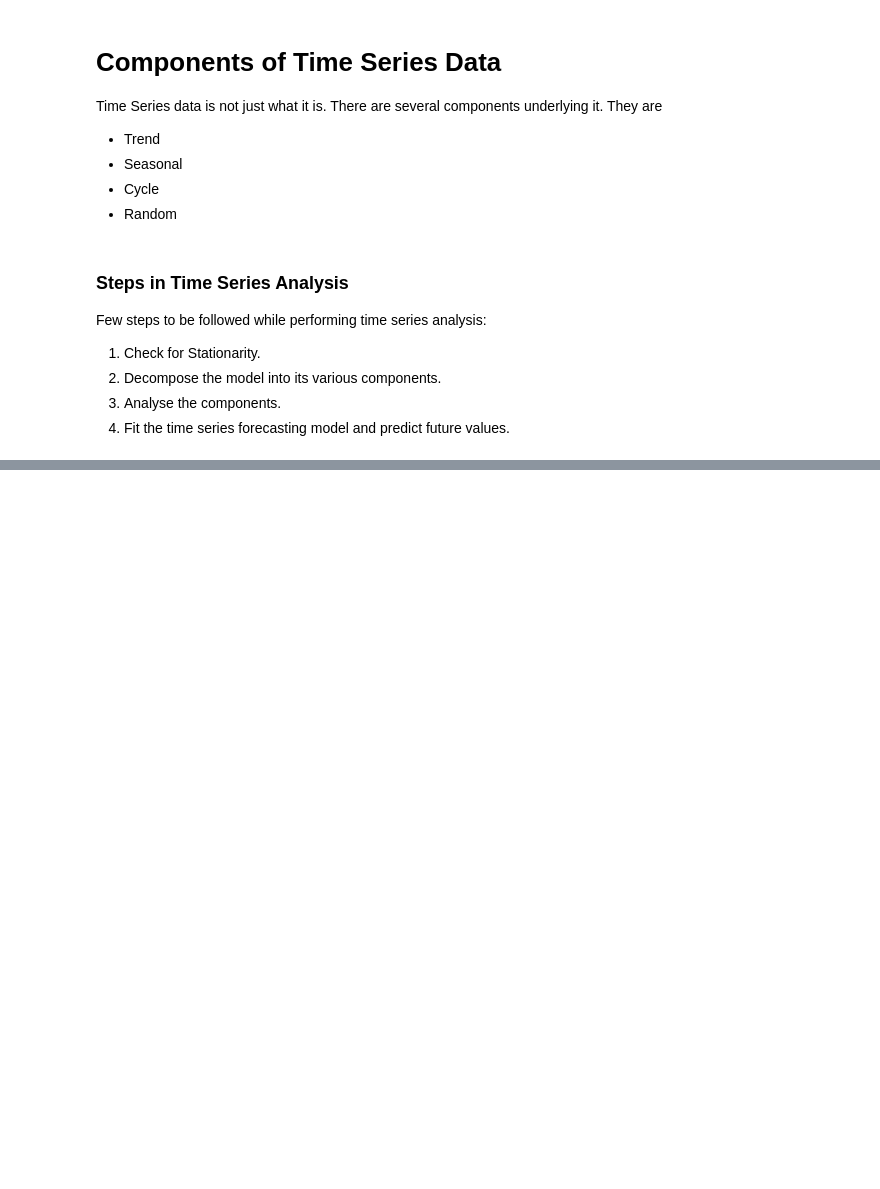
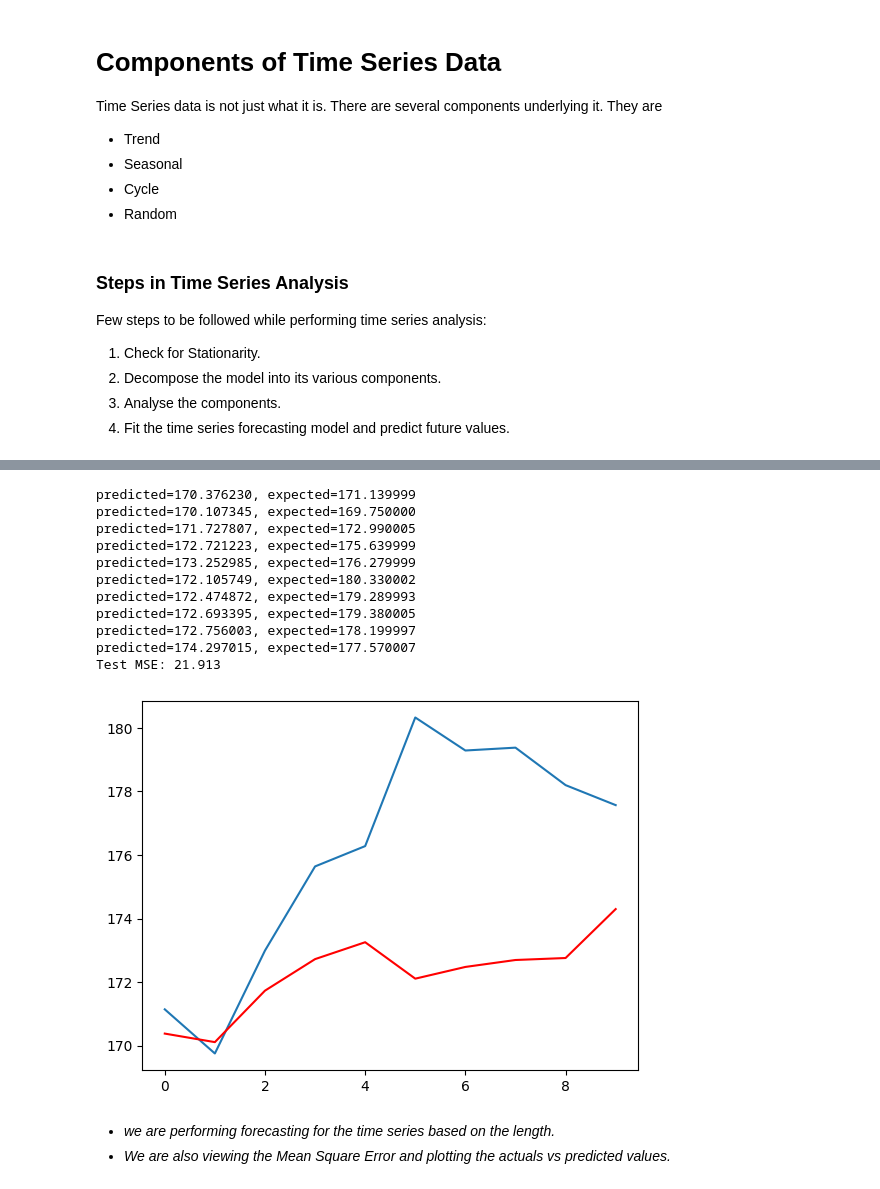
Before and after one commit to Revernd/Kaggle_notebooks, a Jupyter notebook: time-series.ipynb, the cells around one changed output, grey strips where cells are left out. Drawn from its saved outputs; the diff is of its cells as text; code cells hidden in the pictures; blank space fills up the shorter version.

Commit message:
Kaggle Notebook | Time Series | Version 2.2

```diff
--- a/time-series.ipynb
+++ b/time-series.ipynb
@@ -686,0 +658,6 @@ pyplot.show()
+# %%
+from statsmodels.tsa.ar_model import AutoReg
+from sklearn.metrics import mean_squared_error
+
+X = appleData.Close.values
+train, test = X[1:len(X)-10], X[len(X)-10:]
@@ -686,0 +692,27 @@ pyplot.show()
+# %%
+predictions = model_fit.predict(start=len(train), end=len(train)+len(test)-1, dynamic=False)
+for i in range(len(predictions)):
+    print('predicted=%f, expected=%f' % (predictions[i], test[i]))
+error = mean_squared_error(test, predictions)
+print('Test MSE: %.3f' % error)
+
+# plot results
+plt.plot(test)
+plt.plot(predictions, color='red')
+plt.show()
+# %% [output]
+predicted=170.376230, expected=171.139999
+predicted=170.107345, expected=169.750000
+predicted=171.727807, expected=172.990005
+predicted=172.721223, expected=175.639999
+predicted=173.252985, expected=176.279999
+predicted=172.105749, expected=180.330002
+predicted=172.474872, expected=179.289993
+predicted=172.693395, expected=179.380005
+predicted=172.756003, expected=178.199997
+predicted=174.297015, expected=177.570007
+Test MSE: 21.913
+[figure, added]
+# %% [markdown]
+- *we are performing forecasting for the time series based on the length.*
+- *We are also viewing the Mean Square Error and plotting the actuals vs predicted values.*
```
Also changed, not shown: parts of 136 cells of this notebook.
